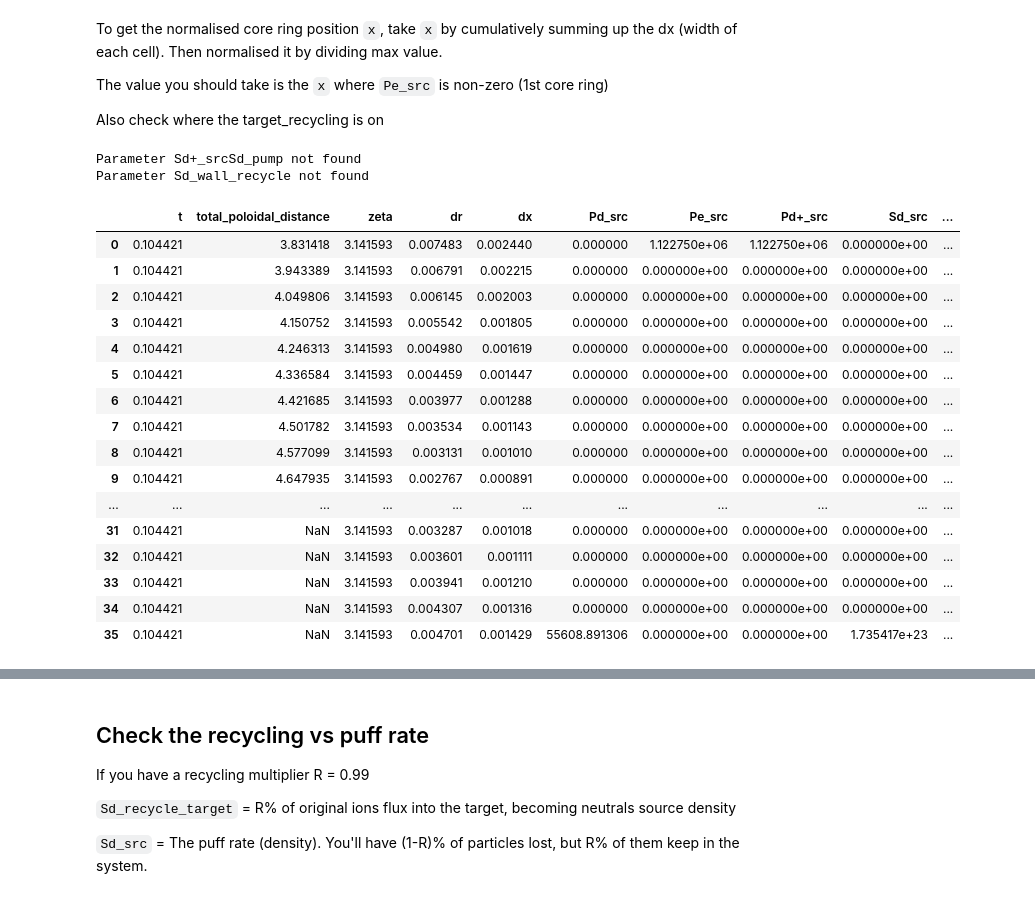
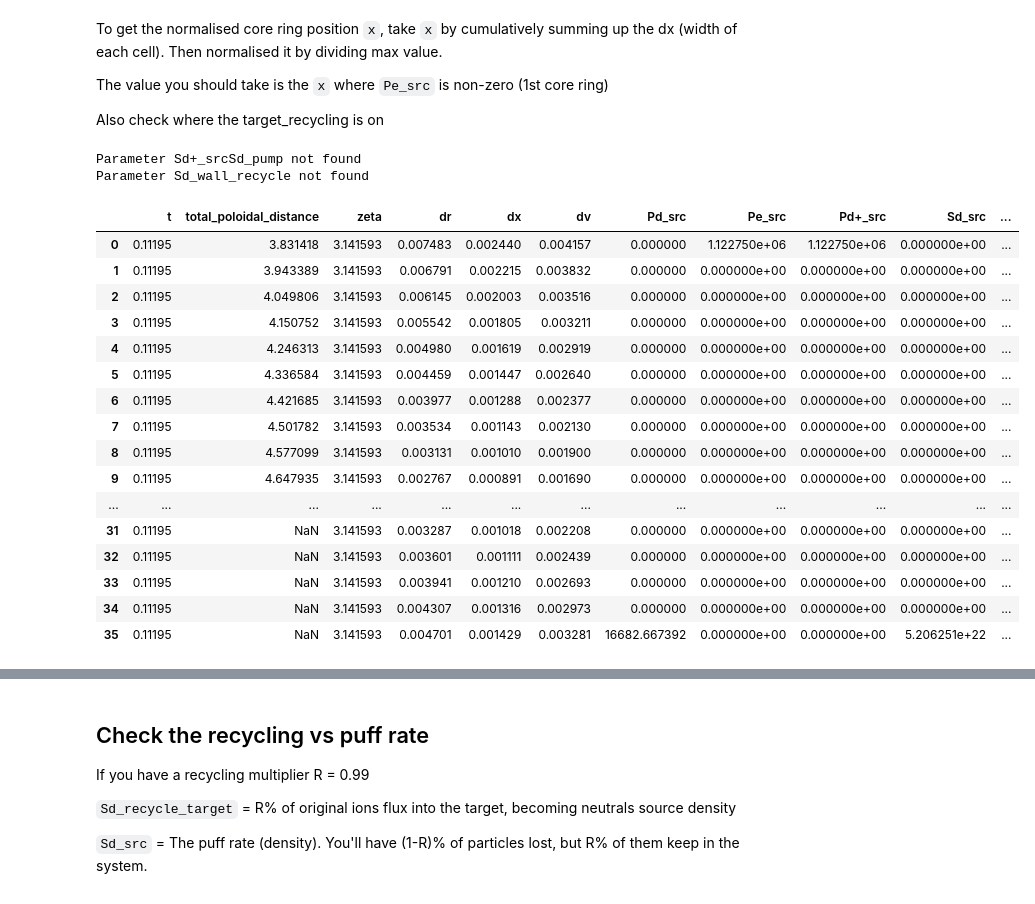
Before and after one commit to sun51027/hermes3-2dplots, a Jupyter notebook: calculator.ipynb, the cells around one changed output, grey strips where cells are left out. Drawn from its saved outputs; the diff is of its cells as text; code cells hidden in the pictures.

```diff
--- a/calculator.ipynb
+++ b/calculator.ipynb
@@ -38,7 +39,9 @@ Done
 db = CaseDB(
     case_dir = r"/users/jpm590/scratch/",
     # grid_dir = r"/users/jpm590/2dspace/hermes-3/build-mc-master"
-    grid_dir = r"/users/jpm590/neutralrun/hermes-3/master"
+    grid_dir = r"/users/jpm590/neutralimit_gcc12_9497476/hermes-3/build-mc-master"
+    # grid_dir = r"/users/jpm590/benchspace/hermes-3/build-mc-master"
+    # grid_dir = r"/users/jpm590/neutralrun/hermes-3/master"
 
 )
 
@@ -48,7 +51,9 @@ toload = [
     # dict(name="nowallpump_2e21", id="260207-cdn-46895-nowallpump_2e21", unnormalise_geom = True, use_xhermes = True, squash = True),
     # dict(name="nowallpump_1e21", id="260207-cdn-46895-nowallpump_1e21", unnormalise_geom = True, use_xhermes = True, squash = False),
     # dict(name="nowallpump_1e21_decayBC", id="260207-cdn-46895-nowallpump_decayBC_1e21", unnormalise_geom = True, use_xhermes = True, squash = False),
-    dict(name="nowallpump_1e21_limiterOFF", id="260217-cdn-46895-nowallpump_limiterOff_1e21", unnormalise_geom = True, use_xhermes = True, squash = True),
+    dict(name="neutralimit_gcc12_9497476_3e20", id="260314_neutralimit_9497476_3e20", unnormalise_geom = True, use_xhermes = True, squash = True),
+    # dict(name="neutralimit_gcc12_9497476", id="260310_neutralimit_gcc12_9497476", unnormalise_geom = True, use_xhermes = True, squash = True),
+    # dict(name="nowallpump_1e21_limiterOFF", id="260217-cdn-46895-nowallpump_limiterOff_1e21", unnormalise_geom = True, use_xhermes = True, squash = True),
     # dict(name="wallRecyON_1e21", id="260213-cdn-46895-wallRecyON_1e21", unnormalise_geom = True, use_xhermes = True, squash = True),
 
 
@@ -57,6 +62,7 @@ toload = [
 
 
 ]
+
 cs = {}
 for case in toload:
     cs[case["name"]] = db.load_case_2D(case["id"], use_squash = case["squash"], verbose = True)
@@ -178,0 +186,9 @@ plt.tight_layout()
+# %%
+ds = cs["neutralimit_gcc12_9497476_3e20"].ds.isel(t=-1)
+# ds["Pd_src"] = ds["Pd_src"].where(ds["Pd_src"] > 0)
+#
+# ds["Pd_src"] = ds["Pd_src"][ds["Pd_src"] > 0]
+# print(ds["Pd_src"])
+vals = ds["Pd_src"].values
+positive_vals = vals[vals > 0]
+print(positive_vals)
@@ -194,38 +212,38 @@ Also check where the target_recycling is on
 # %%
 ########
 #
 # Check by Radial data
 #
 #######
 
-ds = cs["nowallpump_1e21_limiterOFF"].ds.isel(t=-1)
-df = get_1d_radial_data(ds, params = ["dx", "Pd_src","Pe_src","Pd+_src", "Sd_src", "Sd+_src" "Sd_pump", "Sd_target_recycle", "Sd_wall_recycle","Nd+"], region = "omp")
+
+df = get_1d_radial_data(ds, params = ["dx","dv", "Pd_src","Pe_src","Pd+_src", "Sd_src", "Sd+_src" "Sd_pump", "Sd_target_recycle", "Sd_wall_recycle","Nd+"], region = "omp")
 
 df["x"] = df["dx"].cumsum()
 # x is in the center of the cell
 df["x"] = df["x"]/df["x"].max()
 df
 # use the first 0.08
 # %% [output]
 Parameter Sd+_srcSd_pump not found
 Parameter Sd_wall_recycle not found
-|  | t | total_poloidal_distance | zeta | dr | dx | Pd_src | Pe_src | Pd+_src | Sd_src | ... |
-| 0 | 0.104421 | 3.831418 | 3.141593 | 0.007483 | 0.002440 | 0.000000 | 1.122750e+06 | 1.122750e+06 | 0.000000e+00 | ... |
-| 1 | 0.104421 | 3.943389 | 3.141593 | 0.006791 | 0.002215 | 0.000000 | 0.000000e+00 | 0.000000e+00 | 0.000000e+00 | ... |
-| 2 | 0.104421 | 4.049806 | 3.141593 | 0.006145 | 0.002003 | 0.000000 | 0.000000e+00 | 0.000000e+00 | 0.000000e+00 | ... |
-| 3 | 0.104421 | 4.150752 | 3.141593 | 0.005542 | 0.001805 | 0.000000 | 0.000000e+00 | 0.000000e+00 | 0.000000e+00 | ... |
-| 4 | 0.104421 | 4.246313 | 3.141593 | 0.004980 | 0.001619 | 0.000000 | 0.000000e+00 | 0.000000e+00 | 0.000000e+00 | ... |
-| 5 | 0.104421 | 4.336584 | 3.141593 | 0.004459 | 0.001447 | 0.000000 | 0.000000e+00 | 0.000000e+00 | 0.000000e+00 | ... |
-| 6 | 0.104421 | 4.421685 | 3.141593 | 0.003977 | 0.001288 | 0.000000 | 0.000000e+00 | 0.000000e+00 | 0.000000e+00 | ... |
-| 7 | 0.104421 | 4.501782 | 3.141593 | 0.003534 | 0.001143 | 0.000000 | 0.000000e+00 | 0.000000e+00 | 0.000000e+00 | ... |
-| 8 | 0.104421 | 4.577099 | 3.141593 | 0.003131 | 0.001010 | 0.000000 | 0.000000e+00 | 0.000000e+00 | 0.000000e+00 | ... |
-| 9 | 0.104421 | 4.647935 | 3.141593 | 0.002767 | 0.000891 | 0.000000 | 0.000000e+00 | 0.000000e+00 | 0.000000e+00 | ... |
-| ... | ... | ... | ... | ... | ... | ... | ... | ... | ... | ... |
-| 31 | 0.104421 | NaN | 3.141593 | 0.003287 | 0.001018 | 0.000000 | 0.000000e+00 | 0.000000e+00 | 0.000000e+00 | ... |
-| 32 | 0.104421 | NaN | 3.141593 | 0.003601 | 0.001111 | 0.000000 | 0.000000e+00 | 0.000000e+00 | 0.000000e+00 | ... |
-| 33 | 0.104421 | NaN | 3.141593 | 0.003941 | 0.001210 | 0.000000 | 0.000000e+00 | 0.000000e+00 | 0.000000e+00 | ... |
-| 34 | 0.104421 | NaN | 3.141593 | 0.004307 | 0.001316 | 0.000000 | 0.000000e+00 | 0.000000e+00 | 0.000000e+00 | ... |
-| 35 | 0.104421 | NaN | 3.141593 | 0.004701 | 0.001429 | 55608.891306 | 0.000000e+00 | 0.000000e+00 | 1.735417e+23 | ... |
+|  | t | total_poloidal_distance | zeta | dr | dx | dv | Pd_src | Pe_src | Pd+_src | Sd_src | ... |
+| 0 | 0.11195 | 3.831418 | 3.141593 | 0.007483 | 0.002440 | 0.004157 | 0.000000 | 1.122750e+06 | 1.122750e+06 | 0.000000e+00 | ... |
+| 1 | 0.11195 | 3.943389 | 3.141593 | 0.006791 | 0.002215 | 0.003832 | 0.000000 | 0.000000e+00 | 0.000000e+00 | 0.000000e+00 | ... |
+| 2 | 0.11195 | 4.049806 | 3.141593 | 0.006145 | 0.002003 | 0.003516 | 0.000000 | 0.000000e+00 | 0.000000e+00 | 0.000000e+00 | ... |
+| 3 | 0.11195 | 4.150752 | 3.141593 | 0.005542 | 0.001805 | 0.003211 | 0.000000 | 0.000000e+00 | 0.000000e+00 | 0.000000e+00 | ... |
+| 4 | 0.11195 | 4.246313 | 3.141593 | 0.004980 | 0.001619 | 0.002919 | 0.000000 | 0.000000e+00 | 0.000000e+00 | 0.000000e+00 | ... |
+| 5 | 0.11195 | 4.336584 | 3.141593 | 0.004459 | 0.001447 | 0.002640 | 0.000000 | 0.000000e+00 | 0.000000e+00 | 0.000000e+00 | ... |
+| 6 | 0.11195 | 4.421685 | 3.141593 | 0.003977 | 0.001288 | 0.002377 | 0.000000 | 0.000000e+00 | 0.000000e+00 | 0.000000e+00 | ... |
+| 7 | 0.11195 | 4.501782 | 3.141593 | 0.003534 | 0.001143 | 0.002130 | 0.000000 | 0.000000e+00 | 0.000000e+00 | 0.000000e+00 | ... |
+| 8 | 0.11195 | 4.577099 | 3.141593 | 0.003131 | 0.001010 | 0.001900 | 0.000000 | 0.000000e+00 | 0.000000e+00 | 0.000000e+00 | ... |
+| 9 | 0.11195 | 4.647935 | 3.141593 | 0.002767 | 0.000891 | 0.001690 | 0.000000 | 0.000000e+00 | 0.000000e+00 | 0.000000e+00 | ... |
+| ... | ... | ... | ... | ... | ... | ... | ... | ... | ... | ... | ... |
+| 31 | 0.11195 | NaN | 3.141593 | 0.003287 | 0.001018 | 0.002208 | 0.000000 | 0.000000e+00 | 0.000000e+00 | 0.000000e+00 | ... |
+| 32 | 0.11195 | NaN | 3.141593 | 0.003601 | 0.001111 | 0.002439 | 0.000000 | 0.000000e+00 | 0.000000e+00 | 0.000000e+00 | ... |
+| 33 | 0.11195 | NaN | 3.141593 | 0.003941 | 0.001210 | 0.002693 | 0.000000 | 0.000000e+00 | 0.000000e+00 | 0.000000e+00 | ... |
+| 34 | 0.11195 | NaN | 3.141593 | 0.004307 | 0.001316 | 0.002973 | 0.000000 | 0.000000e+00 | 0.000000e+00 | 0.000000e+00 | ... |
+| 35 | 0.11195 | NaN | 3.141593 | 0.004701 | 0.001429 | 0.003281 | 16682.667392 | 0.000000e+00 | 0.000000e+00 | 5.206251e+22 | ... |
 # %%
 ########
 #
```
Also changed, not shown: parts of 16 cells of this notebook, 8 other files.
